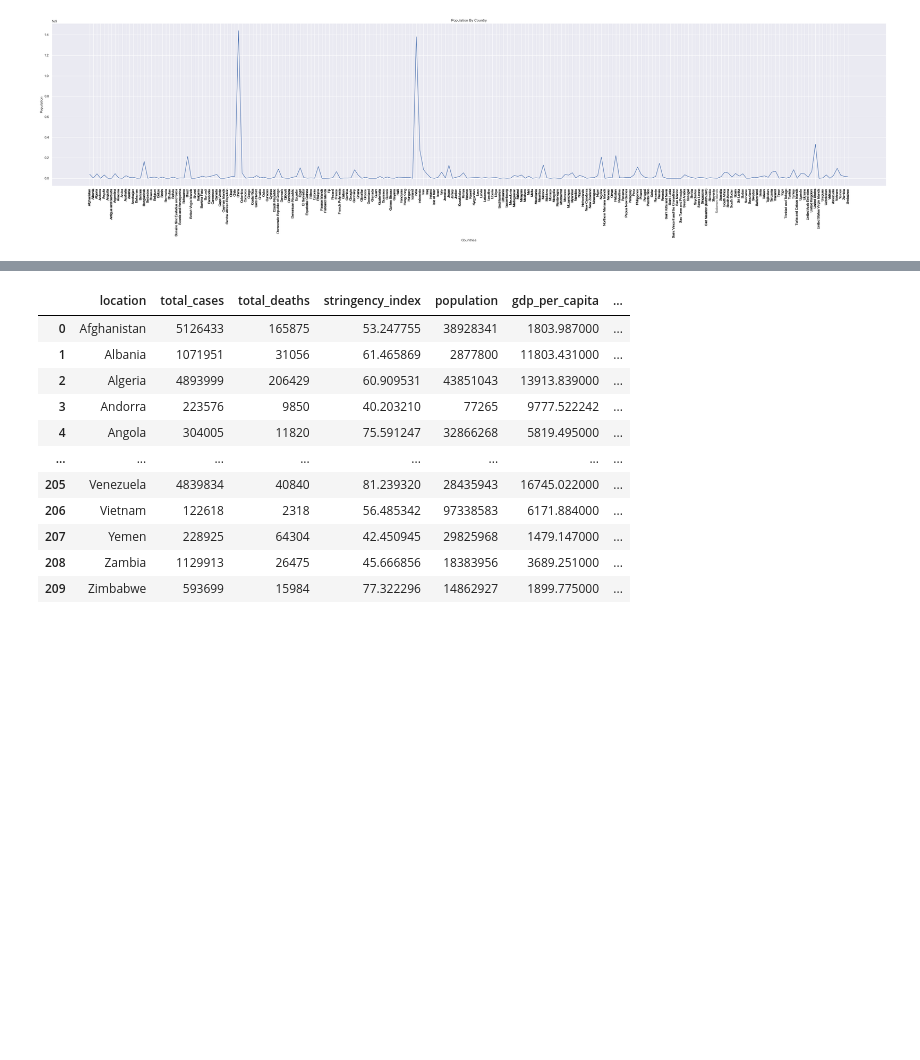
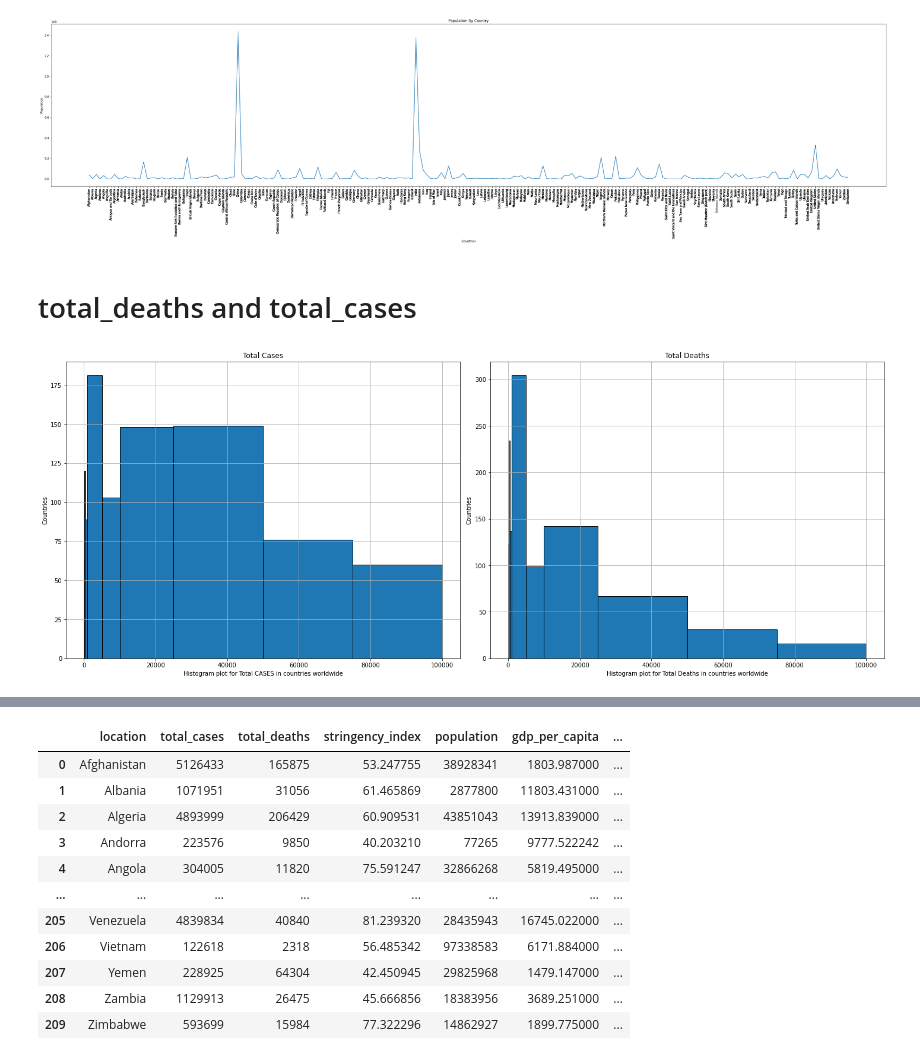
Before and after one commit to Anindita123-code/DataAnalytics, a Jupyter notebook: das_data_visualization.ipynb, the cells around one changed output, grey strips where cells are left out. Cells and saved outputs as stored; diff of their text form; code cells hidden in the pictures; blank space fills up the shorter version.

```diff
--- a/das_data_visualization.ipynb
+++ b/das_data_visualization.ipynb
@@ -38,6 +38,30 @@ plt.xticks(df_pop['location'], label="Countries", rotation=90)
 plt.show()
 # %% [output]
 [figure]
+# %% [markdown]
+# total_deaths and total_cases
+# %%
+fig = plt.figure(figsize=(20,15))
+_bins = [10,50,100,500,1000,5000,10000,25000,50000,75000,100000]
+
+ax1 = fig.add_subplot(2,2,1)
+
+ax1.hist(df_pop['total_cases'],bins=_bins, edgecolor='black')
+ax1.set_xlabel('Histogram plot for Total CASES in countries worldwide')
+ax1.set_ylabel('Countries')
+ax1.set_title('Total Cases')
+ax1.grid(which='both')
+
+ax2 = fig.add_subplot(2,2,2)
+ax2.hist(df_pop['total_deaths'], bins=_bins, edgecolor='black')
+ax2.set_xlabel('Histogram plot for Total Deaths in countries worldwide')
+ax2.set_ylabel('Countries')
+ax2.set_title('Total Deaths')
+ax2.grid(which='both')
+
+plt.tight_layout()
+# %% [output]
+[figure, added]
 # %%
 # name of all countries countries
 df_pop['location'].value_counts()
```
Also changed, not shown: parts of 13 cells of this notebook, 3 other files.
